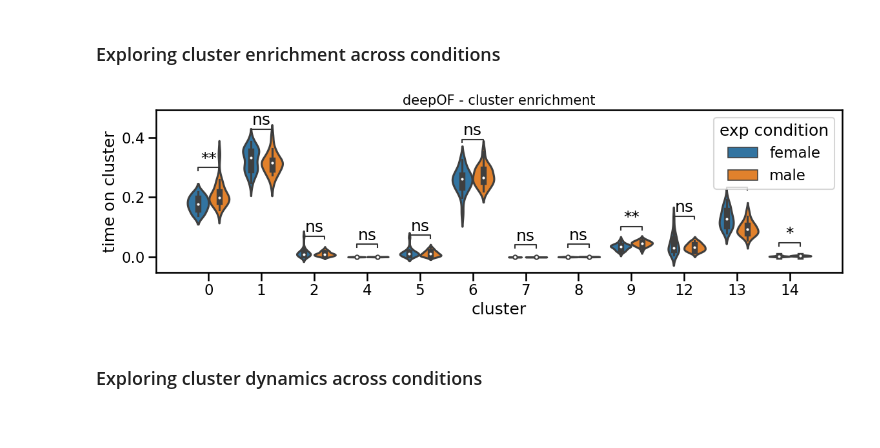
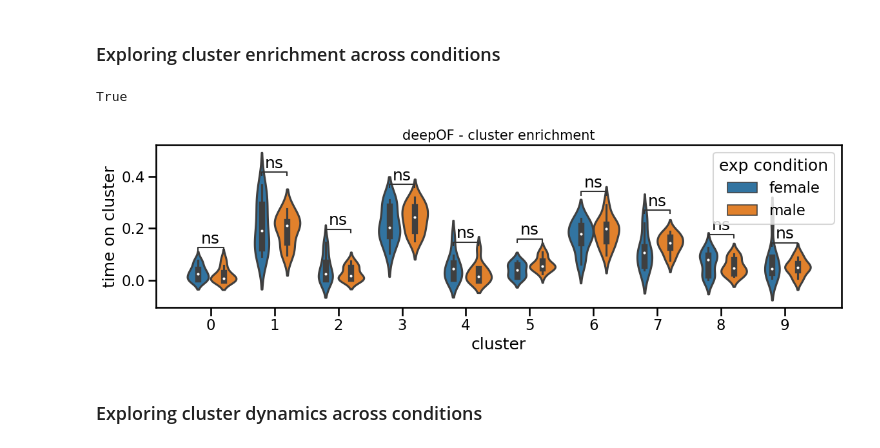
Before and after one commit to mlfpm/deepof, a Jupyter notebook: docs/source/tutorial_notebooks/deepof_unsupervised_tutorial.ipynb, the cells around one changed output. Cells and saved outputs as stored; diff of their text form; code cells hidden in the pictures.

```diff
--- a/docs/source/tutorial_notebooks/deepof_unsupervised_tutorial.ipynb
+++ b/docs/source/tutorial_notebooks/deepof_unsupervised_tutorial.ipynb
@@ -178,8 +114,3 @@ Test_8_FA_JB07_cut
-# %%
-import numpy as np
-embeddings = {key:val.numpy() for key, val in embeddings.items()}
-soft_counts = {key:val.numpy() for key, val in soft_counts.items()}
-breaks = {key: np.ones(soft_counts[key].shape[0]).astype(int) for key in soft_counts.keys()}
 # %%
 import matplotlib.pyplot as plt
 import seaborn as sns
@@ -265,21 +193,27 @@ plt.close()
 # Habituation plots
 # %% [markdown]
 ### Exploring cluster enrichment across conditions
+# %%
+my_deepof_project.get_exp_conditions['Test_10_FA_JB06_2_cut'].Sex.values[0] == "female"
+# %% [output]
+True
 # %%
 fig, ax = plt.subplots(1, 1, figsize=(12, 4))
 
 deepof.visuals.plot_cluster_enrichment(
     my_deepof_project,
-    embeddings,
-    soft_counts,
-    breaks,
+    {key:emb for key, emb in embeddings.items() if my_deepof_project.get_exp_conditions[key].Condition.values[0] == "Nonstressed"},
+    {key:sfc for key, sfc in soft_counts.items() if my_deepof_project.get_exp_conditions[key].Condition.values[0] == "Nonstressed"},
+    {key:brk for key, brk in breaks.items() if my_deepof_project.get_exp_conditions[key].Condition.values[0] == "Nonstressed"},
     normalize=True,
+    bin_size=1000,
+    bin_index=1,
     add_stats="Mann-Whitney",
     exp_condition="Sex",
     verbose=False,
     ax=ax,
 )
 # %% [output]
-[figure, old version]
+[figure, new version]
 # %% [markdown]
 ### Exploring cluster dynamics across conditions
```
Also changed, not shown: parts of 39 cells of this notebook, 5 other files.
